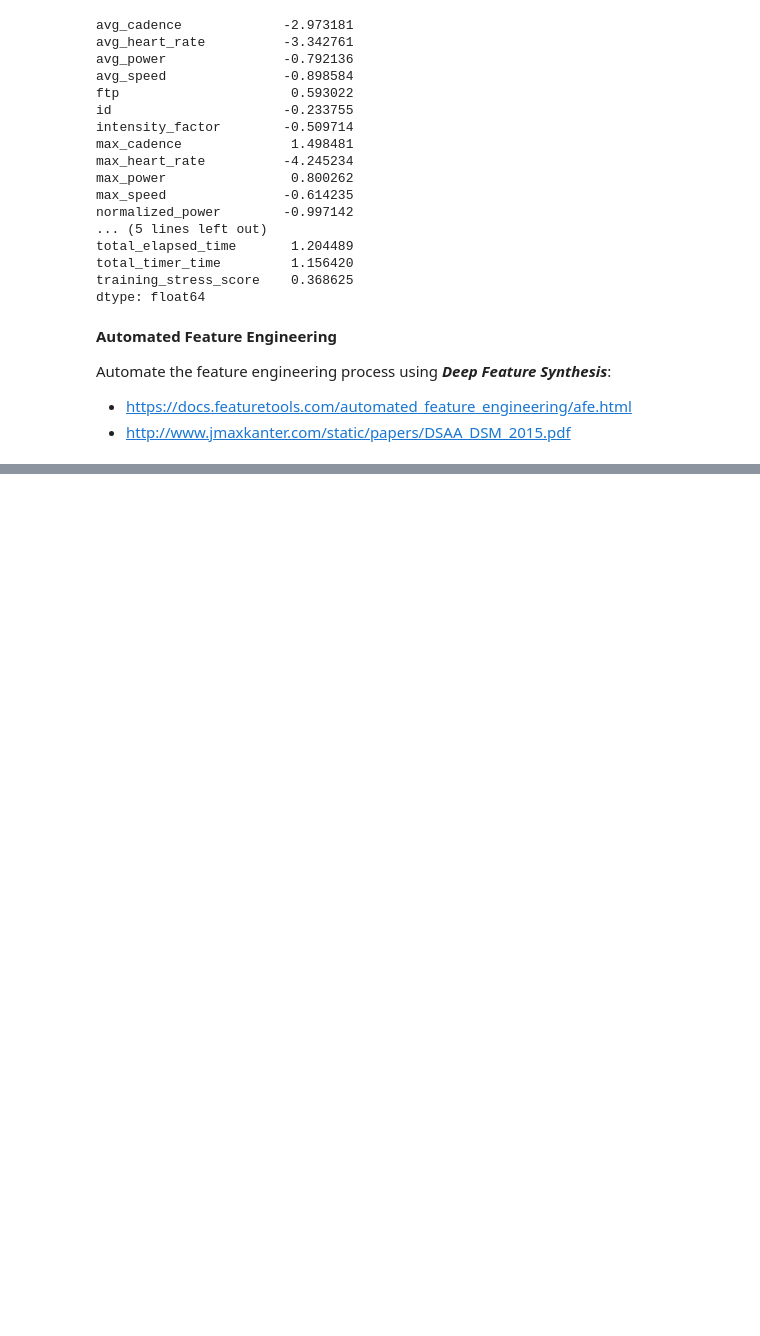
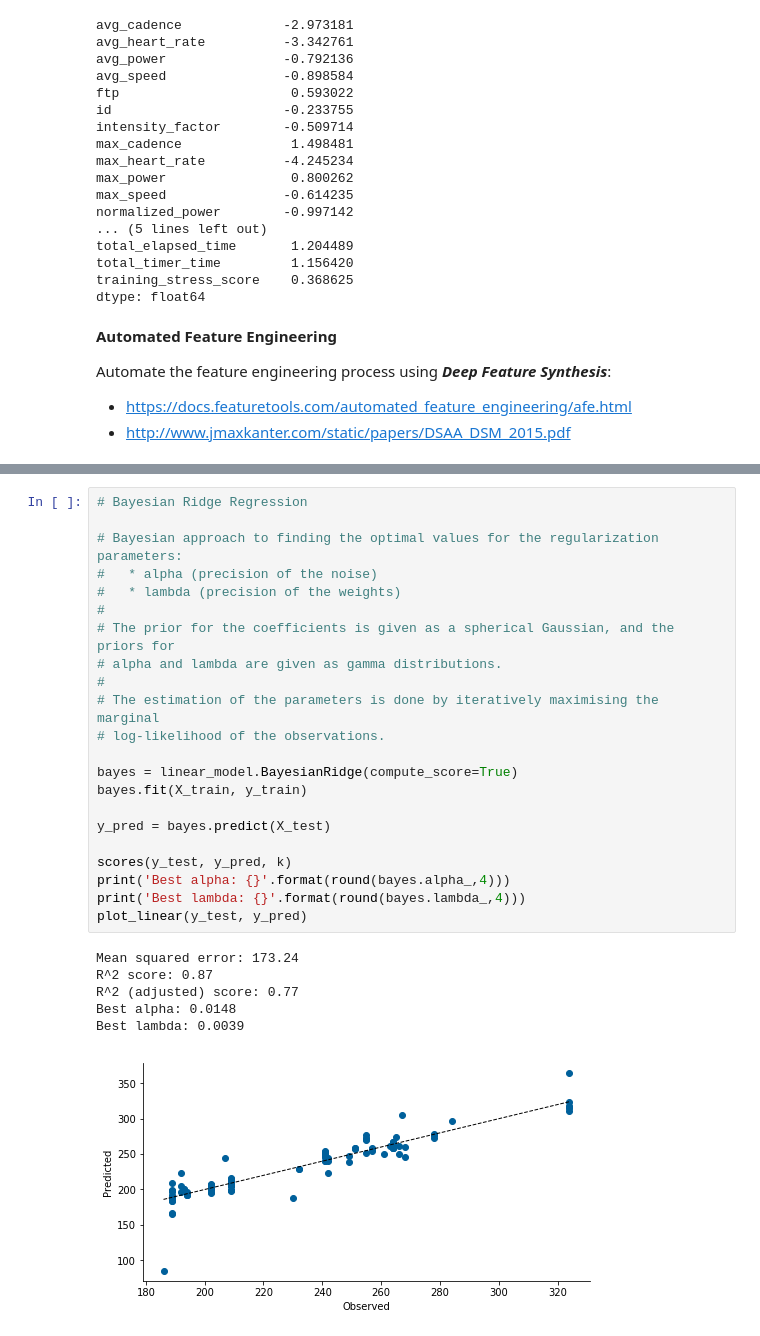
Before and after one commit to jrkinley-zz/ftp_proba, a Jupyter notebook: ftp_proba.ipynb, the cells around one changed output, grey strips where cells are left out. Drawn from its saved outputs; the diff is of its cells as text; blank space fills up the shorter version.

```diff
--- a/ftp_proba.ipynb
+++ b/ftp_proba.ipynb
@@ -451,0 +583,29 @@ print(*defs, sep='\n')
+# %%
+# Bayesian Ridge Regression
+
+# Bayesian approach to finding the optimal values for the regularization parameters:
+#   * alpha (precision of the noise)
+#   * lambda (precision of the weights)
+#
+# The prior for the coefficients is given as a spherical Gaussian, and the priors for
+# alpha and lambda are given as gamma distributions.
+#
+# The estimation of the parameters is done by iteratively maximising the marginal
+# log-likelihood of the observations.
+
+bayes = linear_model.BayesianRidge(compute_score=True)
+bayes.fit(X_train, y_train)
+
+y_pred = bayes.predict(X_test)
+
+scores(y_test, y_pred, k)
+print('Best alpha: {}'.format(round(bayes.alpha_,4)))
+print('Best lambda: {}'.format(round(bayes.lambda_,4)))
+plot_linear(y_test, y_pred)
+# %% [output]
+Mean squared error: 173.24
+R^2 score: 0.87
+R^2 (adjusted) score: 0.77
+Best alpha: 0.0148
+Best lambda: 0.0039
+[figure, added]
```
Also changed, not shown: parts of 19 cells of this notebook.
